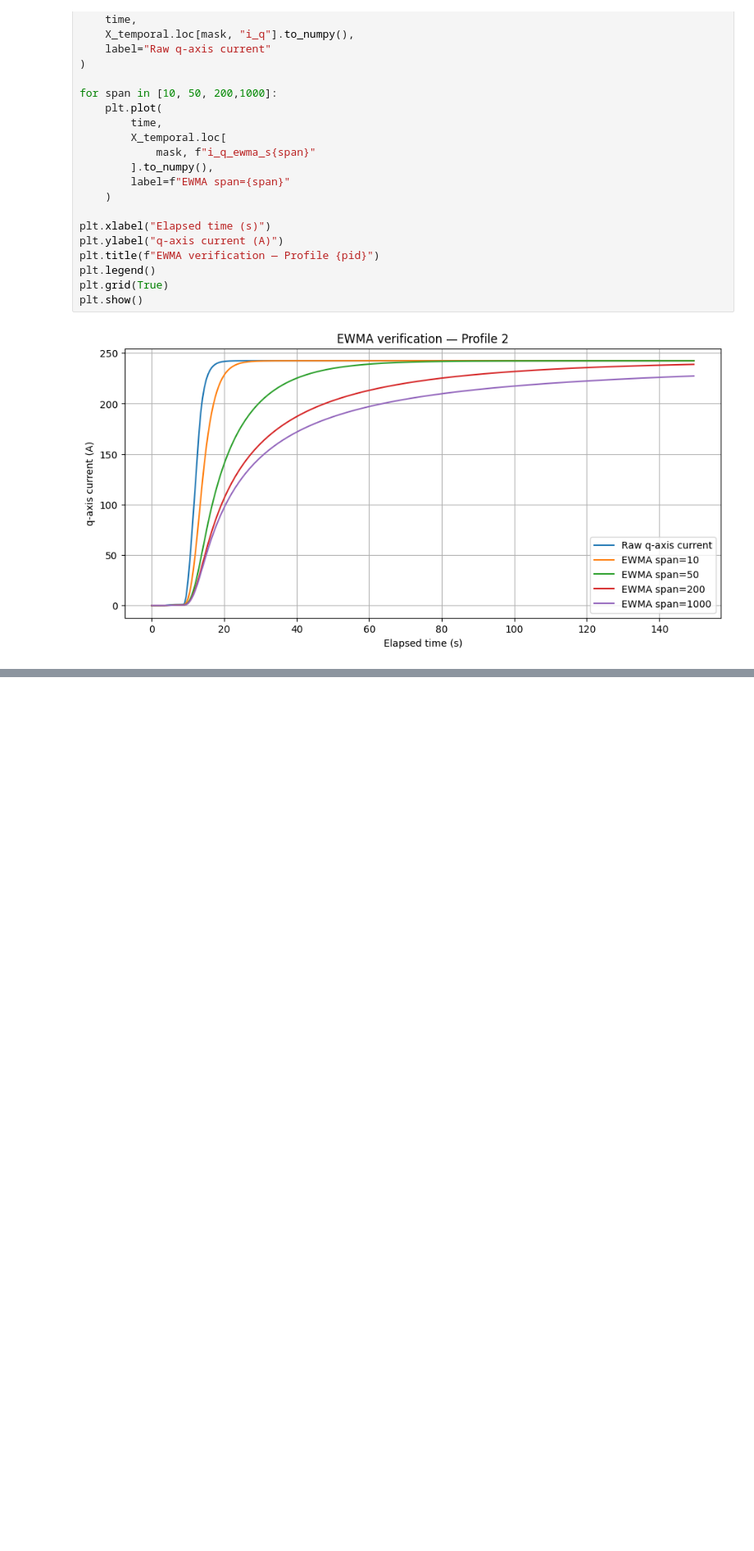
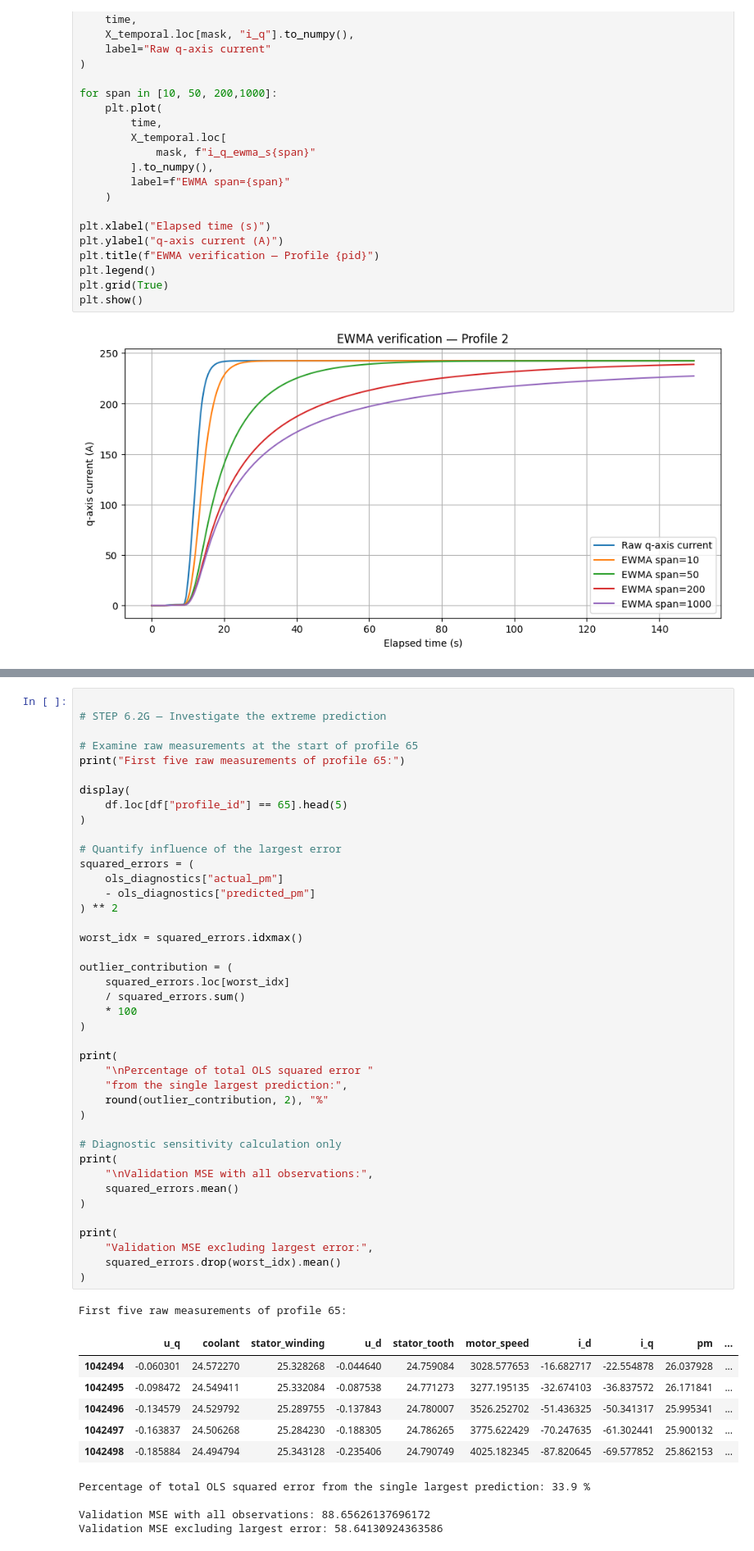
Before and after one commit to Fdau0002/Permanent-Magnet-Temperature-Estimate, a Jupyter notebook: Permanent_Magnet_Temperature_Estimation.ipynb, the cells around one changed output, grey strips where cells are left out. Shown at 82% size. Saved outputs shown, nothing was run; the diff lists cells and outputs as text; blank space fills up the shorter version.

```diff
--- a/Permanent_Magnet_Temperature_Estimation.ipynb
+++ b/Permanent_Magnet_Temperature_Estimation.ipynb
@@ -597,0 +1348,53 @@ plt.show()
+# %%
+
+# STEP 6.2G — Investigate the extreme prediction
+
+# Examine raw measurements at the start of profile 65
+print("First five raw measurements of profile 65:")
+
+display(
+    df.loc[df["profile_id"] == 65].head(5)
+)
+
+# Quantify influence of the largest error
+squared_errors = (
+    ols_diagnostics["actual_pm"]
+    - ols_diagnostics["predicted_pm"]
+) ** 2
+
+worst_idx = squared_errors.idxmax()
+
+outlier_contribution = (
+    squared_errors.loc[worst_idx]
+    / squared_errors.sum()
+    * 100
+)
+
+print(
+    "\nPercentage of total OLS squared error "
+    "from the single largest prediction:",
+    round(outlier_contribution, 2), "%"
+)
+
+# Diagnostic sensitivity calculation only
+print(
+    "\nValidation MSE with all observations:",
+    squared_errors.mean()
+)
+
+print(
+    "Validation MSE excluding largest error:",
+    squared_errors.drop(worst_idx).mean()
+)
+# %% [output]
+First five raw measurements of profile 65:
+|  | u_q | coolant | stator_winding | u_d | stator_tooth | motor_speed | i_d | i_q | pm | ... |
+| 1042494 | -0.060301 | 24.572270 | 25.328268 | -0.044640 | 24.759084 | 3028.577653 | -16.682717 | -22.554878 | 26.037928 | ... |
+| 1042495 | -0.098472 | 24.549411 | 25.332084 | -0.087538 | 24.771273 | 3277.195135 | -32.674103 | -36.837572 | 26.171841 | ... |
+| 1042496 | -0.134579 | 24.529792 | 25.289755 | -0.137843 | 24.780007 | 3526.252702 | -51.436325 | -50.341317 | 25.995341 | ... |
+| 1042497 | -0.163837 | 24.506268 | 25.284230 | -0.188305 | 24.786265 | 3775.622429 | -70.247635 | -61.302441 | 25.900132 | ... |
+| 1042498 | -0.185884 | 24.494794 | 25.343128 | -0.235406 | 24.790749 | 4025.182345 | -87.820645 | -69.577852 | 25.862153 | ... |
+Percentage of total OLS squared error from the single largest prediction: 33.9 %
+
+Validation MSE with all observations: 88.65626137696172
+Validation MSE excluding largest error: 58.64130924363586
```
Also changed, not shown: parts of 16 cells of this notebook.
